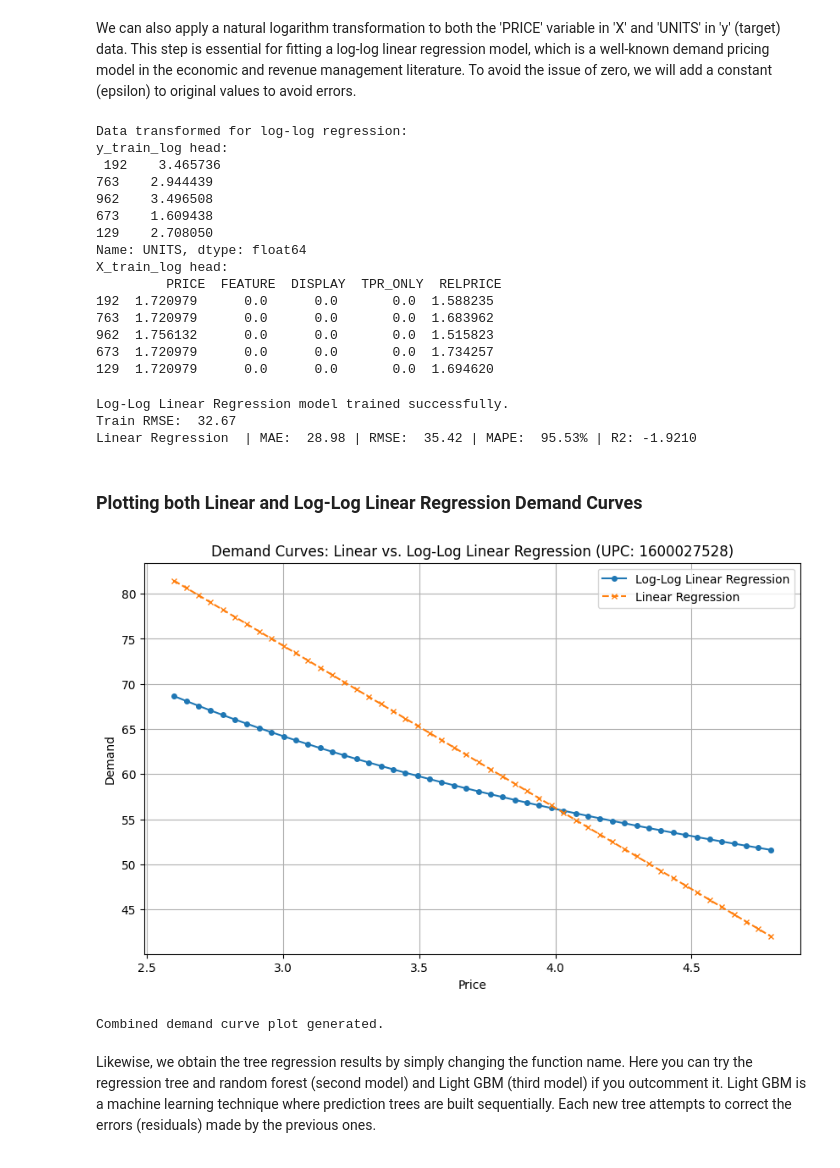
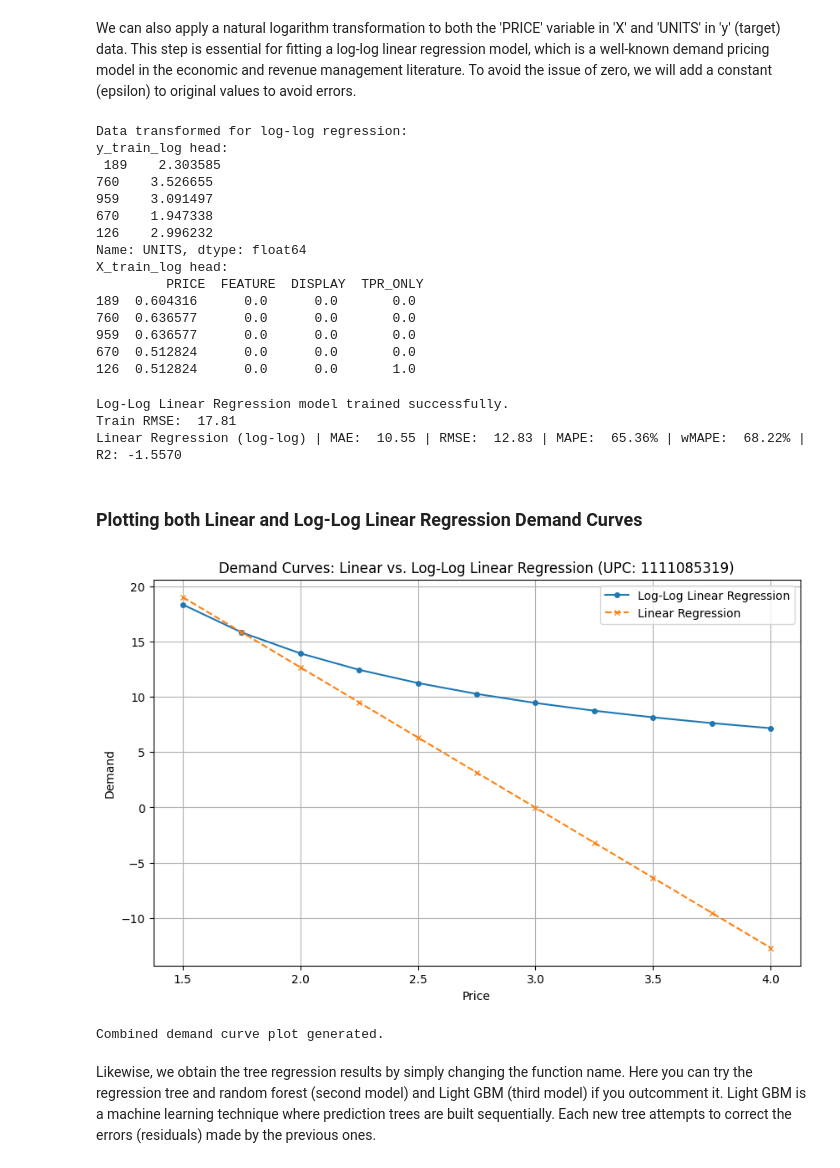
Before and after one commit to acedesci/scanalytics, a Jupyter notebook: EN/S08_09_Retail_Analytics/S8_Simple_Retail_Demand_Models.ipynb, the cells around one changed output. Drawn from its saved outputs; the diff is of its cells as text; code cells hidden in the pictures.

```diff
--- a/EN/S08_09_Retail_Analytics/S8_Simple_Retail_Demand_Models.ipynb
+++ b/EN/S08_09_Retail_Analytics/S8_Simple_Retail_Demand_Models.ipynb
@@ -103,10 +108,10 @@ We then organize the data by 'UPC.' The model presented here only runs on a pred
 
 Here we select only **one** upc to run the model.
 # %%
-feature_list = ['PRICE', 'FEATURE', 'DISPLAY','TPR_ONLY','RELPRICE']
+feature_list = ['PRICE', 'FEATURE', 'DISPLAY','TPR_ONLY']
 
 productList = salesCereals['UPC'].unique()
-upc = 1600027528
+upc = 1111085319
 
 X = salesCereals.loc[salesCereals['UPC']==upc][feature_list]
 y = salesCereals.loc[salesCereals['UPC']==upc]['UNITS']
@@ -141,12 +146,12 @@ In order to see the impact of the price on the demand, we use a simple plot func
 
 For more details of the plot function, please see: https://matplotlib.org/api/_as_gen/matplotlib.pyplot.plot.html
 # %%
-prices = [2.0, 2.25, 2.5, 2.75, 3.0, 3.25, 3.5, 3.75, 4.0]
+prices = [1.5, 1.75, 2.0, 2.25, 2.5, 2.75, 3.0, 3.25, 3.5, 3.75, 4.0]
 input_x = []
 
 # generate inputs for the plot using simple feature values and varying price points
 for p in prices:
-  input_x.append([p, 0, 0, 0, 1.0])
+  input_x.append([p, 0, 0, 0])
 
 # obtain the predicted demands
 predict_y = regr.predict(input_x)
@@ -161,7 +166,7 @@ plt.show()
 # %% [markdown]
 We can also apply a natural logarithm transformation to both the 'PRICE' variable in 'X' and 'UNITS' in 'y' (target) data. This step is essential for fitting a log-log linear regression model, which is a well-known demand pricing model in the economic and revenue management literature. To avoid the issue of zero, we will add a constant (epsilon) to original values to avoid errors.
 # %%
-epsilon = 1 # Define a constant to handle potential zero values in log transformation
+epsilon = 0.01 # Define a constant to handle potential zero values in log transformation
 
 # Apply natural logarithm transformation to the target variable 'y', adding epsilon to avoid log(0)
 y_train_log = np.log(y_train + epsilon)
@@ -171,12 +176,10 @@ y_test_log = np.log(y_test + epsilon)
 X_train_log = X_train.copy()
 X_test_log = X_test.copy()
 
-# Apply natural logarithm transformation to 'PRICE' and 'RELPRICE' features, adding epsilon
+# Apply natural logarithm transformation to 'PRICE' adding epsilon
 X_train_log['PRICE'] = np.log(X_train_log['PRICE'] + epsilon)
-#X_train_log['RELPRICE'] = np.log(X_train_log['RELPRICE'] + epsilon)
 
 X_test_log['PRICE'] = np.log(X_test_log['PRICE'] + epsilon)
-#X_test_log['RELPRICE'] = np.log(X_test_log['RELPRICE'] + epsilon)
 
 # Print the head of the transformed dataframes to verify the transformation
 print("Data transformed for log-log regression:")
@@ -185,19 +188,19 @@ print("X_train_log head:\n", X_train_log.head())
 # %% [output]
 Data transformed for log-log regression:
 y_train_log head:
- 192    3.465736
-763    2.944439
-962    3.496508
-673    1.609438
-129    2.708050
+ 189    2.303585
+760    3.526655
+959    3.091497
+670    1.947338
+126    2.996232
 Name: UNITS, dtype: float64
 X_train_log head:
-         PRICE  FEATURE  DISPLAY  TPR_ONLY  RELPRICE
-192  1.720979      0.0      0.0       0.0  1.588235
-763  1.720979      0.0      0.0       0.0  1.683962
-962  1.756132      0.0      0.0       0.0  1.515823
-673  1.720979      0.0      0.0       0.0  1.734257
-129  1.720979      0.0      0.0       0.0  1.694620
+         PRICE  FEATURE  DISPLAY  TPR_ONLY
+189  0.604316      0.0      0.0       0.0
+760  0.636577      0.0      0.0       0.0
+959  0.636577      0.0      0.0       0.0
+670  0.512824      0.0      0.0       0.0
+126  0.512824      0.0      0.0       1.0
 # %%
 regr_loglog = sklearn.linear_model.LinearRegression().fit(X_train_log, y_train_log)
 print("Log-Log Linear Regression model trained successfully.")
@@ -207,41 +210,55 @@ trainRMSE = np.sqrt(sklearn.metrics.mean_squared_error(y_train, regr_loglog.pred
 print(f"Train RMSE: {trainRMSE:6.2f}")
 
 # Prediction on the test set
-y_pred = regr_loglog.predict(X_test)
+y_pred_log = regr_loglog.predict(X_test)
+
+# Since the prediction is in log unit, we need to convert it back
+y_pred = np.exp(y_pred_log)
 
 # Measure the prediction performances on the test set
-evaluate_model("Linear Regression", y_test, y_pred)
+evaluate_model("Linear Regression (log-log)", y_test, y_pred)
 # %% [output]
 Log-Log Linear Regression model trained successfully.
-Train RMSE:  32.67
-Linear Regression  | MAE:  28.98 | RMSE:  35.42 | MAPE:  95.53% | R2: -1.9210
+Train RMSE:  17.81
+Linear Regression (log-log) | MAE:  10.55 | RMSE:  12.83 | MAPE:  65.36% | wMAPE:  68.22% | R2: -1.5570
 # %% [markdown]
 ### Plotting both Linear and Log-Log Linear Regression Demand Curves
 # %%
 # Generate predictions for the linear regression model using the same price range as the log-log model
 linear_input_x = []
-for p in prices_plot:
+for p in prices:
   # Use the same feature values for linear model as assumed for the log-log plot
-  # We are assuming FEATURE=0, DISPLAY=0, TPR_ONLY=0, RELPRICE=1.0 for the plot
-  linear_input_x.append([p, 0, 0, 0, 1.0])
+  # We are assuming FEATURE=1, DISPLAY=0, TPR_ONLY=0 for the plot
+  linear_input_x.append([p, 1, 0, 0])
 
-linear_input_x_df = pandas.DataFrame(linear_input_x, columns=feature_list)
+linear_input_x_df = pd.DataFrame(linear_input_x, columns=feature_list)
 predict_y_linear = regr.predict(linear_input_x_df)
 
+# Generate predictions for the log-log linear regression model
+loglog_input_x = []
+for p in prices:
+  # Apply log transformation to PRICE for log-log model
+  log_price = np.log(p + epsilon) # epsilon is defined earlier
+  loglog_input_x.append([log_price, 1, 0, 0])
+
+loglog_input_x_df = pd.DataFrame(loglog_input_x, columns=feature_list)
+predict_y_log_transformed = regr_loglog.predict(loglog_input_x_df)
+predict_y_original = np.exp(predict_y_log_transformed) # Convert back from log
+
 plt.figure(figsize=(10, 6))
-plt.plot(prices_plot, predict_y_original, label='Log-Log Linear Regression', marker='o', markersize=4)
-plt.plot(prices_plot, predict_y_linear, label='Linear Regression', marker='x', markersize=4, linestyle='--')
+plt.plot(prices, predict_y_original, label='Log-Log Linear Regression', marker='o', markersize=4)
+plt.plot(prices, predict_y_linear, label='Linear Regression', marker='x', markersize=4, linestyle='--')
 
 plt.xlabel('Price')
 plt.ylabel('Demand')
 plt.title('Demand Curves: Linear vs. Log-Log Linear Regression (UPC: ' + str(upc) + ')')
 plt.legend()
 plt.grid(True)
 plt.show()
 
 print("Combined demand curve plot generated.")
 # %% [output]
-[figure, old version]
+[figure, new version]
 Combined demand curve plot generated.
 # %% [markdown]
 Likewise, we obtain the tree regression results by simply changing the function name. Here you can try the regression tree and random forest (second model) and Light GBM (third model) if you outcomment it.  Light GBM is a machine learning technique where prediction trees are built sequentially. Each new tree attempts to correct the errors (residuals) made by the previous ones.
```
Also changed, not shown: parts of 26 cells of this notebook.
